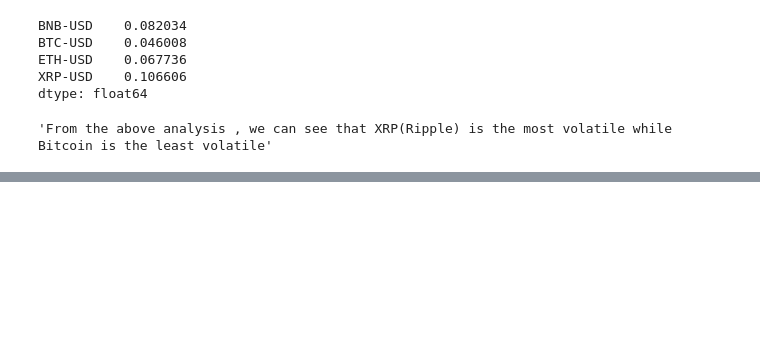
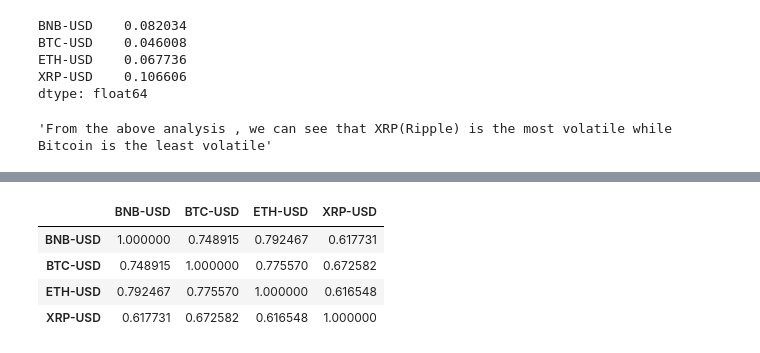
Before and after one commit to Aum020/crypto-market-analysis, a Jupyter notebook: CrytoMarketData_Analysis.ipynb, the cells around one changed output, grey strips where cells are left out. Drawn from its saved outputs; the diff is of its cells as text; code cells hidden in the pictures; blank space fills up the shorter version.

```diff
--- a/CrytoMarketData_Analysis.ipynb
+++ b/CrytoMarketData_Analysis.ipynb
@@ -174,3 +175,12 @@ plt.title('Cumulative Returns')
 # %% [output]
 Text(0.5, 1.0, 'Cumulative Returns')
 [figure]
+# %%
+#compute the correlations
+returns.corr()
+# %% [output]
+|  | BNB-USD | BTC-USD | ETH-USD | XRP-USD |
+| BNB-USD | 1.000000 | 0.748915 | 0.792467 | 0.617731 |
+| BTC-USD | 0.748915 | 1.000000 | 0.775570 | 0.672582 |
+| ETH-USD | 0.792467 | 0.775570 | 1.000000 | 0.616548 |
+| XRP-USD | 0.617731 | 0.672582 | 0.616548 | 1.000000 |
```
Also changed, not shown: parts of 6 cells of this notebook.
